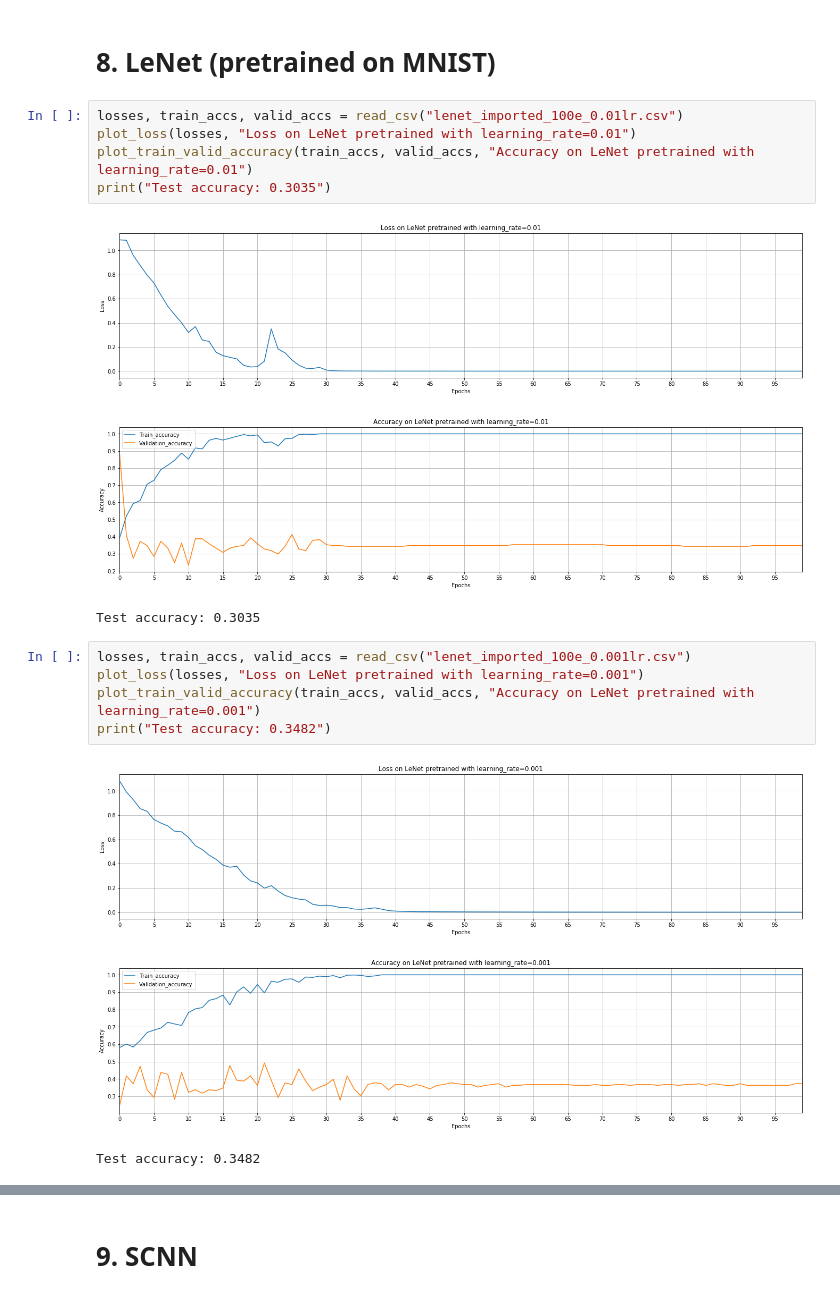
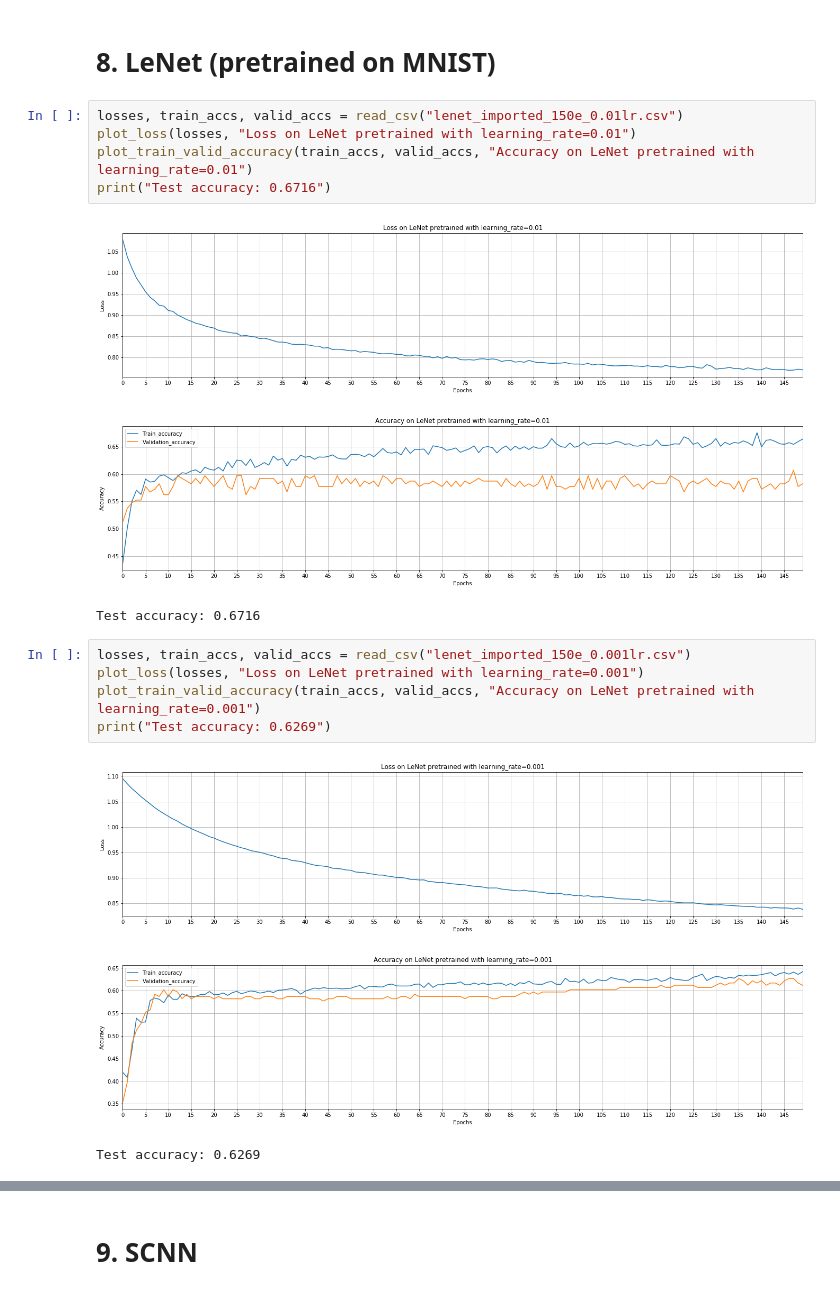
Before and after one commit to giuseppeCoccia/Automatic-Video-Shot-Type-Classification, a Jupyter notebook: Graphs/Graphs_project.ipynb, the cells around one changed output, grey strips where cells are left out. Drawn from its saved outputs; the diff is of its cells as text.

Commit message:
graph reducing training size

```diff
--- a/Graphs/Graphs_project.ipynb
+++ b/Graphs/Graphs_project.ipynb
@@ -308,21 +308,21 @@ Test accuracy: 0.3781
 # %% [markdown]
 # 8. LeNet (pretrained on MNIST)
 # %%
-losses, train_accs, valid_accs = read_csv("lenet_imported_100e_0.01lr.csv")
+losses, train_accs, valid_accs = read_csv("lenet_imported_150e_0.01lr.csv")
 plot_loss(losses, "Loss on LeNet pretrained with learning_rate=0.01")
 plot_train_valid_accuracy(train_accs, valid_accs, "Accuracy on LeNet pretrained with learning_rate=0.01")
-print("Test accuracy: 0.3035")
+print("Test accuracy: 0.6716")
 # %% [output]
-[figure, old version]
+[figure, new version]
-[figure, old version]
+[figure, new version]
-Test accuracy: 0.3035
+Test accuracy: 0.6716
 # %%
-losses, train_accs, valid_accs = read_csv("lenet_imported_100e_0.001lr.csv")
+losses, train_accs, valid_accs = read_csv("lenet_imported_150e_0.001lr.csv")
 plot_loss(losses, "Loss on LeNet pretrained with learning_rate=0.001")
 plot_train_valid_accuracy(train_accs, valid_accs, "Accuracy on LeNet pretrained with learning_rate=0.001")
-print("Test accuracy: 0.3482")
+print("Test accuracy: 0.6269")
 # %% [output]
-[figure, old version]
+[figure, new version]
-[figure, old version]
+[figure, new version]
-Test accuracy: 0.3482
+Test accuracy: 0.6269
 # %%
```
Also changed, not shown: parts of 9 cells of this notebook, 8 other files.
